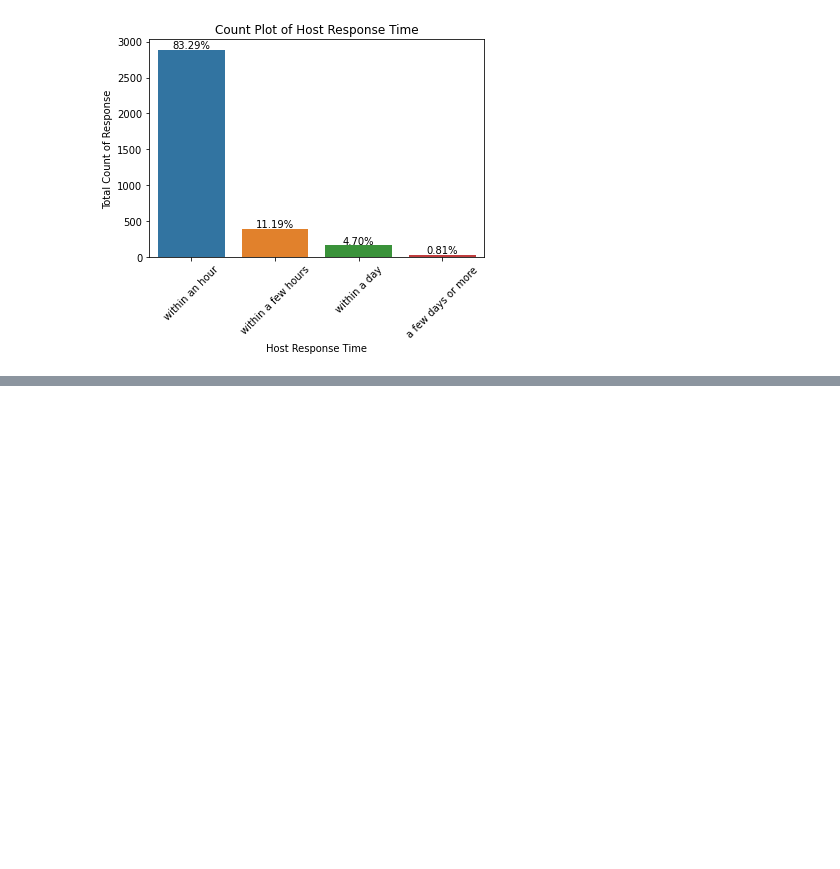
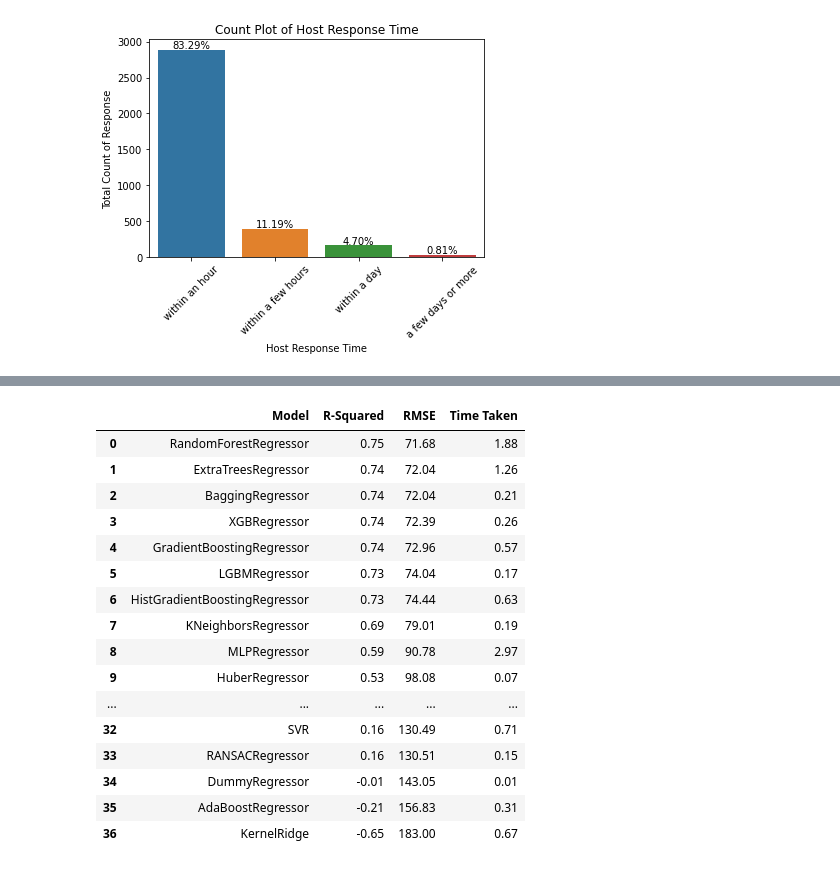
Before and after one commit to anuragmishra218/ETL_Visualization_Prediction_Python, a Jupyter notebook: ejam_Jay.ipynb, the cells around one changed output, grey strips where cells are left out. Drawn from its saved outputs; the diff is of its cells as text; code cells hidden in the pictures; blank space fills up the shorter version.

```diff
--- a/ejam_Jay.ipynb
+++ b/ejam_Jay.ipynb
@@ -177,0 +207,3 @@ etl.Load()
+# %%
+Y = data['price'].copy()
+Y.head(10)
@@ -177,0 +222,11 @@ etl.Load()
+# %%
+# Now Function to Standardized the dataframe
+def Standard_convert(X):
+  from sklearn.preprocessing import StandardScaler
+  scaler = StandardScaler()
+  X_standard = scaler.fit_transform(X)
+  X_new = pd.DataFrame(X_standard,columns=X.columns)
+  return X_new
+
+X_new = Standard_convert(X)
+X_new.head(10)
@@ -177,0 +254,22 @@ etl.Load()
+# %%
+models = models[0:-1]
+models = models.reset_index()
+models
+# %% [output]
+|  | Model | R-Squared | RMSE | Time Taken |
+| 0 | RandomForestRegressor | 0.75 | 71.68 | 1.88 |
+| 1 | ExtraTreesRegressor | 0.74 | 72.04 | 1.26 |
+| 2 | BaggingRegressor | 0.74 | 72.04 | 0.21 |
+| 3 | XGBRegressor | 0.74 | 72.39 | 0.26 |
+| 4 | GradientBoostingRegressor | 0.74 | 72.96 | 0.57 |
+| 5 | LGBMRegressor | 0.73 | 74.04 | 0.17 |
+| 6 | HistGradientBoostingRegressor | 0.73 | 74.44 | 0.63 |
+| 7 | KNeighborsRegressor | 0.69 | 79.01 | 0.19 |
+| 8 | MLPRegressor | 0.59 | 90.78 | 2.97 |
+| 9 | HuberRegressor | 0.53 | 98.08 | 0.07 |
+| ... | ... | ... | ... | ... |
+| 32 | SVR | 0.16 | 130.49 | 0.71 |
+| 33 | RANSACRegressor | 0.16 | 130.51 | 0.15 |
+| 34 | DummyRegressor | -0.01 | 143.05 | 0.01 |
+| 35 | AdaBoostRegressor | -0.21 | 156.83 | 0.31 |
+| 36 | KernelRidge | -0.65 | 183.00 | 0.67 |
```
Also changed, not shown: parts of 19 cells of this notebook.
